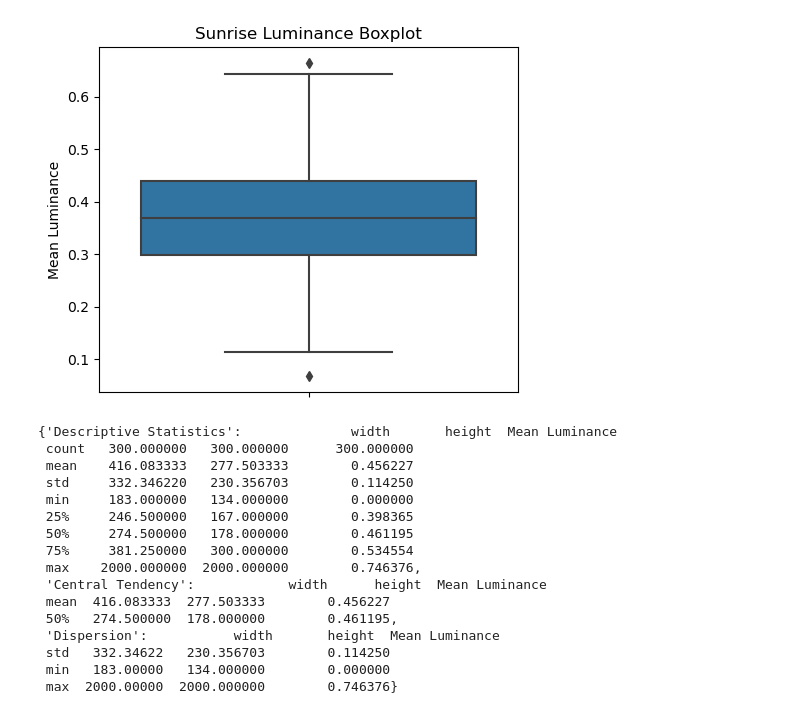
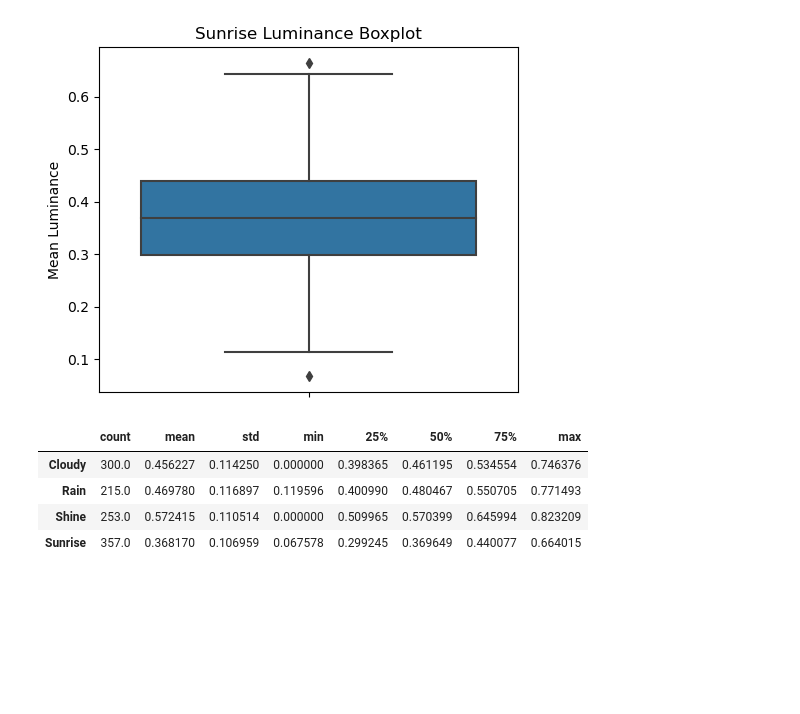
Before and after one commit to Jalalbaim/Rain-Or-Shine, a Jupyter notebook: Model.ipynb, the cells around one changed output. Saved outputs shown, nothing was run; the diff lists cells and outputs as text; code cells hidden in the pictures; blank space fills up the shorter version.

```diff
--- a/Model.ipynb
+++ b/Model.ipynb
@@ -401,22 +403,28 @@ for label in classes:
 [figure]
 [figure]
 [figure]
-# %%
-results['Cloudy']
-# %% [output]
-{'Descriptive Statistics':              width       height  Mean Luminance
- count   300.000000   300.000000      300.000000
- mean    416.083333   277.503333        0.456227
- std     332.346220   230.356703        0.114250
- min     183.000000   134.000000        0.000000
- 25%     246.500000   167.000000        0.398365
- 50%     274.500000   178.000000        0.461195
- 75%     381.250000   300.000000        0.534554
- max    2000.000000  2000.000000        0.746376,
- 'Central Tendency':            width      height  Mean Luminance
- mean  416.083333  277.503333        0.456227
- 50%   274.500000  178.000000        0.461195,
- 'Dispersion':           width       height  Mean Luminance
- std   332.34622   230.356703        0.114250
- min   183.00000   134.000000        0.000000
- max  2000.00000  2000.000000        0.746376}
+# %%
+classes = df['Label'].unique()
+results = {}
+
+for label in classes:
+    # Filter the DataFrame for the current class
+    class_df = df[df['Label'] == label]
+
+    # Descriptive analysis on the class DataFrame
+    descriptive_stats = class_df.describe()
+
+    # Analyze central tendency
+    central_tendency = descriptive_stats.loc[['mean', '50%']]
+
+    # Store results in a dictionary
+    results[label] = descriptive_stats["Mean Luminance"]
+
+results_df = pd.DataFrame(results).transpose()
+results_df
+# %% [output]
+|  | count | mean | std | min | 25% | 50% | 75% | max |
+| Cloudy | 300.0 | 0.456227 | 0.114250 | 0.000000 | 0.398365 | 0.461195 | 0.534554 | 0.746376 |
+| Rain | 215.0 | 0.469780 | 0.116897 | 0.119596 | 0.400990 | 0.480467 | 0.550705 | 0.771493 |
+| Shine | 253.0 | 0.572415 | 0.110514 | 0.000000 | 0.509965 | 0.570399 | 0.645994 | 0.823209 |
+| Sunrise | 357.0 | 0.368170 | 0.106959 | 0.067578 | 0.299245 | 0.369649 | 0.440077 | 0.664015 |
```
Also changed, not shown: parts of 7 cells of this notebook, 1 other file.
